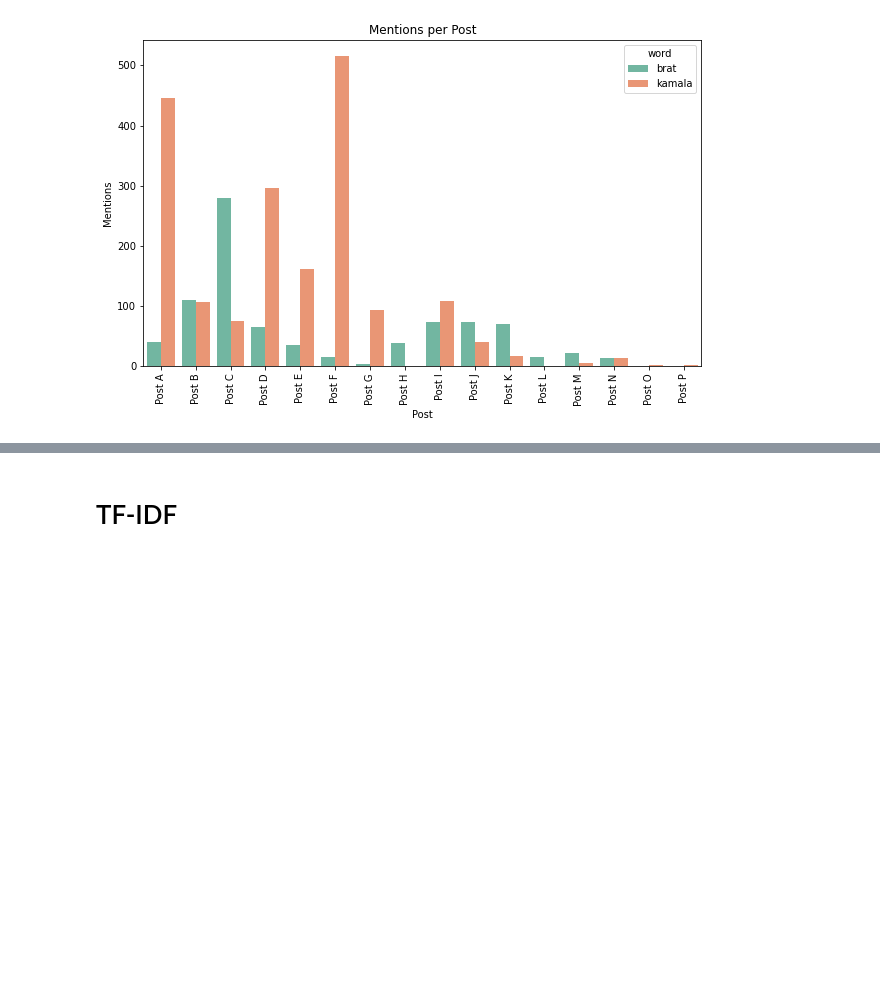
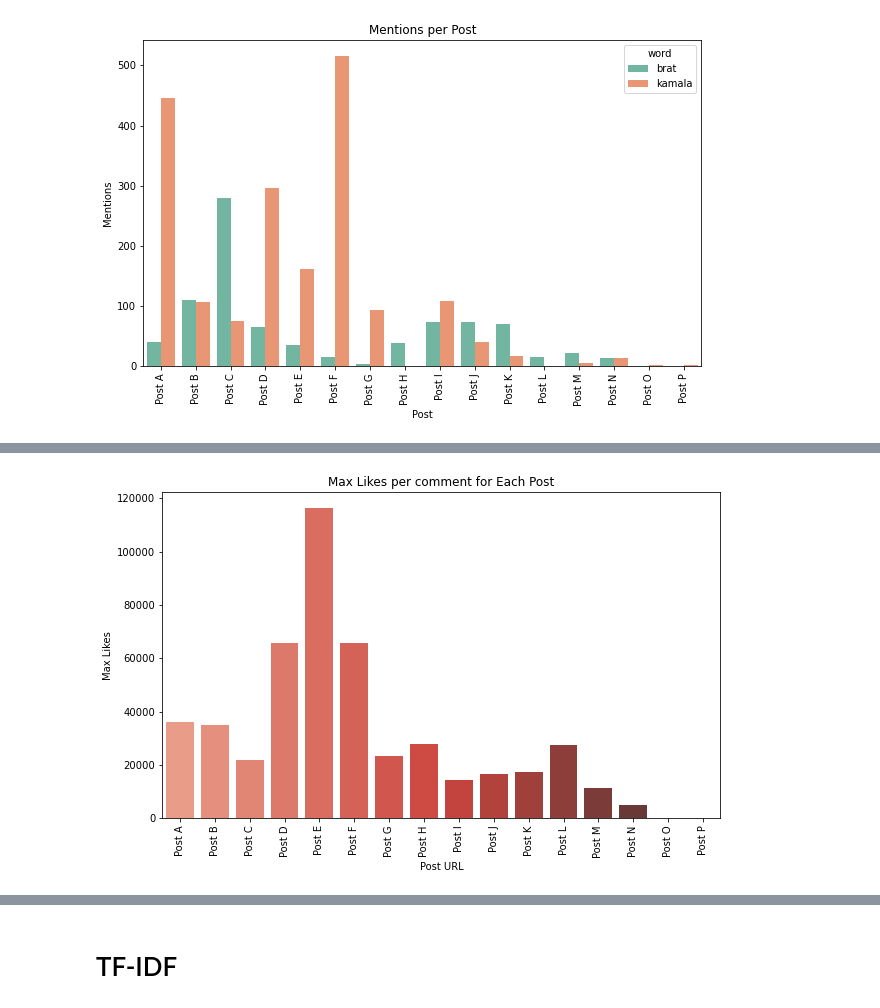
Before and after one commit to pouvoirdasha/sociology_scrapping, a Jupyter notebook: notebooks_stats_finetuning/decriptive_stats_dasha.ipynb, the cells around one changed output, grey strips where cells are left out. Saved outputs shown, nothing was run; the diff lists cells and outputs as text; code cells hidden in the pictures; blank space fills up the shorter version.

```diff
--- a/notebooks_stats_finetuning/decriptive_stats_dasha.ipynb
+++ b/notebooks_stats_finetuning/decriptive_stats_dasha.ipynb
@@ -296,0 +296,16 @@ print(renaming_table)
+# %%
+#Max likes per comment for each post :
+
+max_likes_per_post = tiktok.groupby('post_name')['Likes'].max().reset_index()
+max_likes_per_post.columns = ['post_name', 'max_likes']
+
+# Plotting
+plt.figure(figsize=(10, 6))
+sns.barplot(data=max_likes_per_post, x='post_name', y='max_likes', palette='Reds_d')
+plt.xticks(rotation=90)
+plt.title('Max Likes per comment for Each Post')
+plt.xlabel('Post URL')
+plt.ylabel('Max Likes')
+plt.show()
+# %% [output]
+[figure, added]
```
Also changed, not shown: parts of 15 cells of this notebook, 1 other file.
